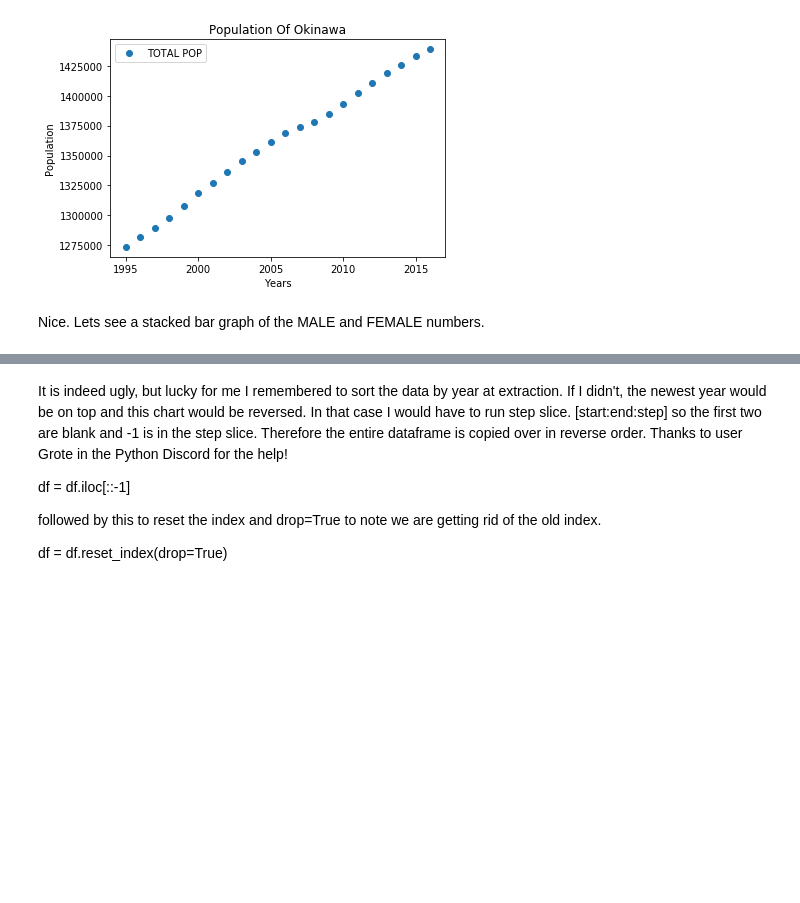
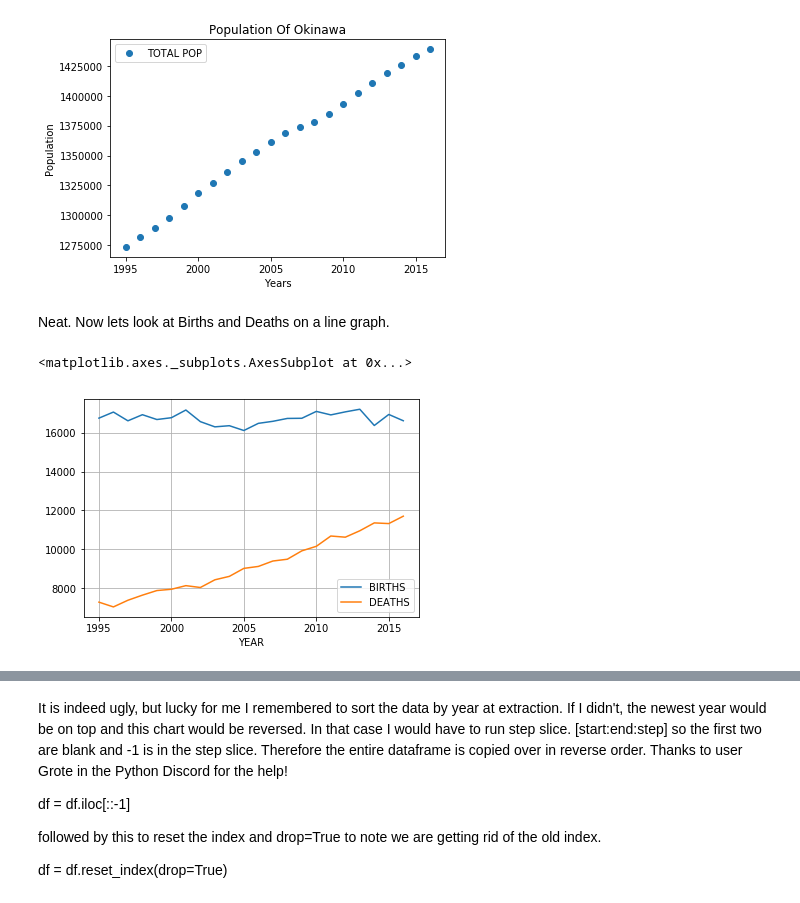
Before and after one commit to 9cLUNA/Okinawa-Population, a Jupyter notebook: oki_pop.ipynb, the cells around one changed output, grey strips where cells are left out. Saved outputs shown, nothing was run; the diff lists cells and outputs as text; code cells hidden in the pictures; blank space fills up the shorter version.

```diff
--- a/oki_pop.ipynb
+++ b/oki_pop.ipynb
@@ -116,5 +117,10 @@ plt.ylabel('Population')
 plt.show()
 # %% [output]
 [figure]
-# %% [markdown]
-Nice. Lets see a stacked bar graph of the MALE and FEMALE numbers.
+# %% [markdown]
+Neat. Now lets look at Births and Deaths on a line graph.
+# %%
+df.plot(x='YEAR', y=['BIRTHS', 'DEATHS'], grid=True)
+# %% [output]
+<matplotlib.axes._subplots.AxesSubplot at 0x...>
+[figure, added]
```
Also changed, not shown: parts of 20 cells of this notebook, 1 other file.
